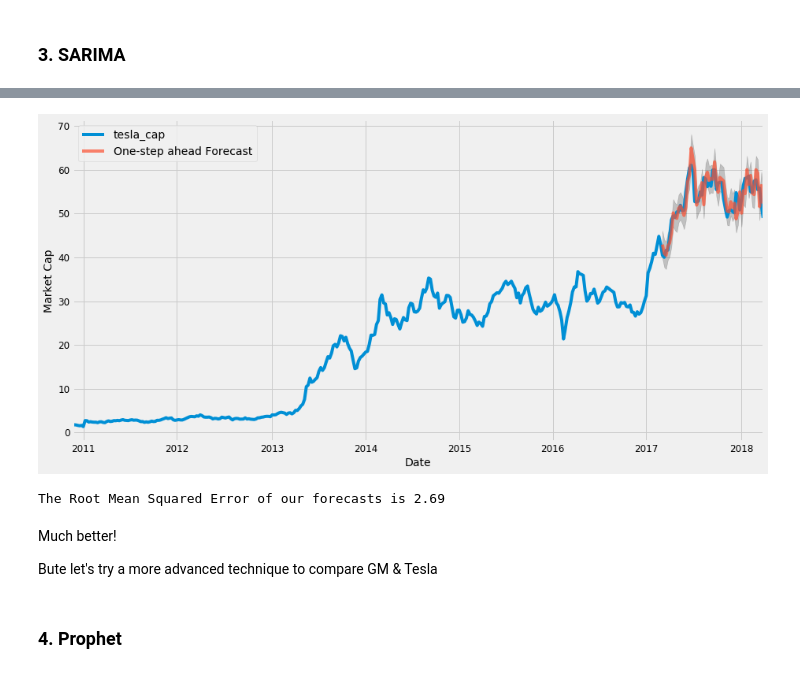
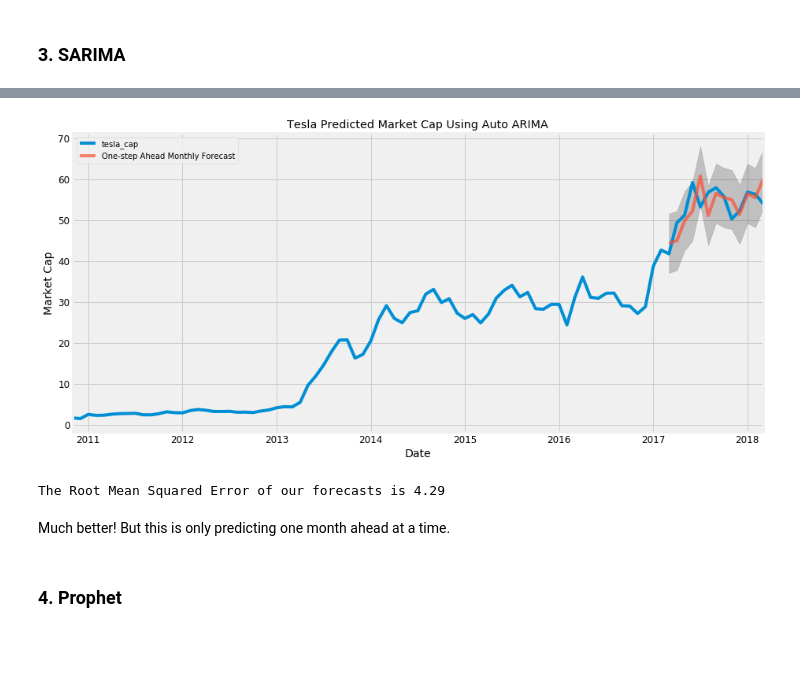
Before and after one commit to joekryan/time_series_analysis, a Jupyter notebook: time_series.ipynb, the cells around one changed output, grey strips where cells are left out. Saved outputs shown, nothing was run; the diff lists cells and outputs as text; code cells hidden in the pictures; blank space fills up the shorter version.

```diff
--- a/time_series.ipynb
+++ b/time_series.ipynb
@@ -435,6 +428,8 @@ plt.show()
 Slightly better, but still not a good forecasting model
 # %% [markdown]
 ### 3. SARIMA
+# %%
+t = market_cap['tesla_cap'].resample('MS').mean()
 # %%
 mod = sm.tsa.statespace.SARIMAX(t,
                                 order=(1, 1, 1),
@@ -469,21 +465,23 @@ Name: 2017-03-05 00:00:00, dtype: float64
 # %%
-pred = results.get_prediction(start=pd.to_datetime('2017-03-05'), dynamic=False)
+pred = results.get_prediction(start=pd.to_datetime('2017-03-01'), dynamic=False)
 pred_ci = pred.conf_int()
 
 ax = t['2010':].plot(label='observed')
-pred.predicted_mean.plot(ax=ax, label='One-step ahead Forecast', alpha=.7, figsize=(14, 7))
+pred.predicted_mean.plot(ax=ax, label='One-step Ahead Monthly Forecast', alpha=.7, figsize=(14, 7))
 
 ax.fill_between(pred_ci.index,
                 pred_ci.iloc[:, 0],
                 pred_ci.iloc[:, 1], color='k', alpha=.2)
 
 ax.set_xlabel('Date')
 ax.set_ylabel('Market Cap')
-plt.legend()
+plt.title('Tesla Predicted Market Cap Using Auto ARIMA')
+plt.legend(loc=2)
+plt.savefig('images/tesla_sarima_pred',bbox_inches='tight')
 
 plt.show()
 # %% [output]
-[figure, old version]
+[figure, new version]
 # %%
 y_forecasted = pred.predicted_mean
 y_truth = t['2017-03-05':]['tesla_cap']
@@ -492,10 +490,8 @@ y_truth = t['2017-03-05':]['tesla_cap']
 mse = ((y_forecasted - y_truth) ** 2).mean()
 print('The Root Mean Squared Error of our forecasts is {}'.format(round(np.sqrt(mse), 2)))
 # %% [output]
-The Root Mean Squared Error of our forecasts is 2.69
+The Root Mean Squared Error of our forecasts is 4.29
-# %% [markdown]
-Much better!
-
-Bute let's try a more advanced technique to compare GM & Tesla
+# %% [markdown]
+Much better! But this is only predicting one month ahead at a time.
 # %% [markdown]
 ### 4. Prophet
```
Also changed, not shown: parts of 35 cells of this notebook.
